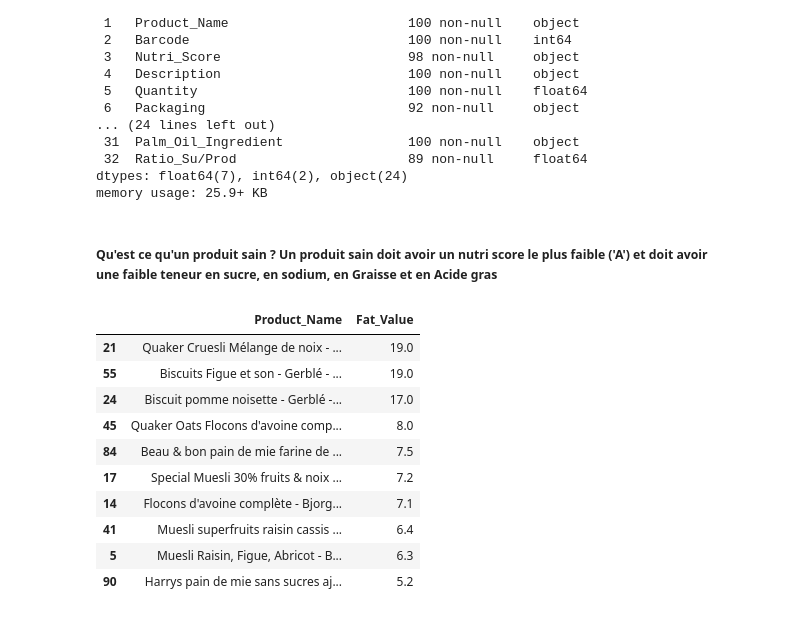
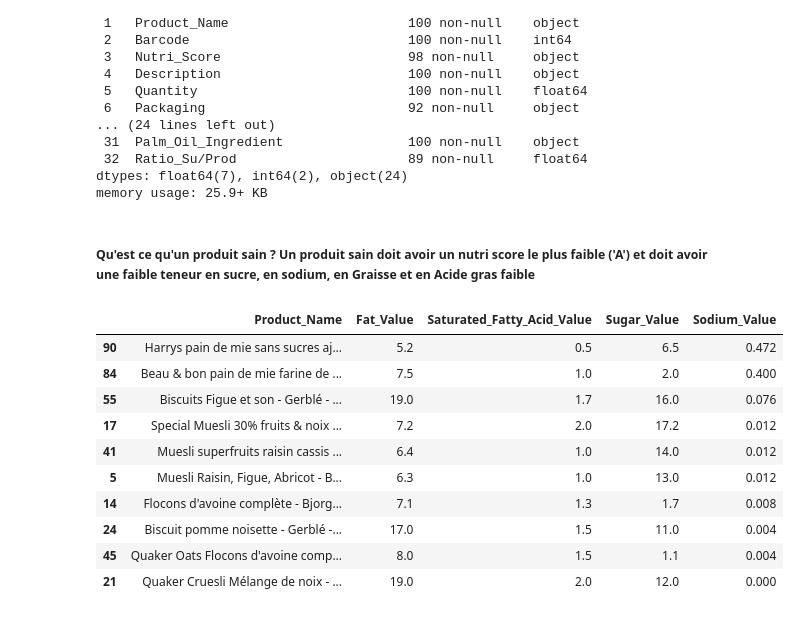
Before and after one commit to DorianKeds/DataAnalyseOFF, a Jupyter notebook: Dorian_KEDDAR_OFF_Analyse.ipynb, the cells around one changed output. Drawn from its saved outputs; the diff is of its cells as text; code cells hidden in the pictures.

```diff
--- a/Dorian_KEDDAR_OFF_Analyse.ipynb
+++ b/Dorian_KEDDAR_OFF_Analyse.ipynb
@@ -246,19 +246,22 @@ Data columns (total 33 columns):
 dtypes: float64(7), int64(2), object(24)
 memory usage: 25.9+ KB
 # %% [markdown]
-##### Qu'est ce qu'un produit sain ? Un produit sain doit avoir un nutri score le plus faible ('A') et doit avoir une faible teneur en sucre, en sodium, en Graisse et en Acide gras
+##### Qu'est ce qu'un produit sain ? Un produit sain doit avoir un nutri score le plus faible ('A') et doit avoir une faible teneur en sucre, en sodium, en Graisse et en Acide gras faible
 # %%
 nutriA = df[df.Nutri_Score == 'A'].nlargest(10, 'Fat_Value')
-nutriA.filter(items = ['Product_Name', 'Fat_Value'])
+nutriA_Sat = nutriA.nlargest(10, 'Saturated_Fatty_Acid_Value')
+nutriA_Su = nutriA_Sat.nlargest(10, 'Sugar_Value')
+nutriA_So = nutriA_Su.nlargest(10, 'Sodium_Value')
+nutriA_So.filter(items = ['Product_Name','Fat_Value', 'Saturated_Fatty_Acid_Value', 'Sugar_Value', 'Sodium_Value'])
 # %% [output]
-|  | Product_Name | Fat_Value |
-| 21 | Quaker Cruesli Mélange de noix - ... | 19.0 |
-| 55 | Biscuits Figue et son - Gerblé - ... | 19.0 |
-| 24 | Biscuit pomme noisette - Gerblé -... | 17.0 |
-| 45 | Quaker Oats Flocons d'avoine comp... | 8.0 |
-| 84 | Beau & bon pain de mie farine de ... | 7.5 |
-| 17 | Special Muesli 30% fruits & noix ... | 7.2 |
-| 14 | Flocons d'avoine complète - Bjorg... | 7.1 |
-| 41 | Muesli superfruits raisin cassis ... | 6.4 |
-| 5 | Muesli Raisin, Figue, Abricot - B... | 6.3 |
-| 90 | Harrys pain de mie sans sucres aj... | 5.2 |
+|  | Product_Name | Fat_Value | Saturated_Fatty_Acid_Value | Sugar_Value | Sodium_Value |
+| 90 | Harrys pain de mie sans sucres aj... | 5.2 | 0.5 | 6.5 | 0.472 |
+| 84 | Beau & bon pain de mie farine de ... | 7.5 | 1.0 | 2.0 | 0.400 |
+| 55 | Biscuits Figue et son - Gerblé - ... | 19.0 | 1.7 | 16.0 | 0.076 |
+| 17 | Special Muesli 30% fruits & noix ... | 7.2 | 2.0 | 17.2 | 0.012 |
+| 41 | Muesli superfruits raisin cassis ... | 6.4 | 1.0 | 14.0 | 0.012 |
+| 5 | Muesli Raisin, Figue, Abricot - B... | 6.3 | 1.0 | 13.0 | 0.012 |
+| 14 | Flocons d'avoine complète - Bjorg... | 7.1 | 1.3 | 1.7 | 0.008 |
+| 24 | Biscuit pomme noisette - Gerblé -... | 17.0 | 1.5 | 11.0 | 0.004 |
+| 45 | Quaker Oats Flocons d'avoine comp... | 8.0 | 1.5 | 1.1 | 0.004 |
+| 21 | Quaker Cruesli Mélange de noix - ... | 19.0 | 2.0 | 12.0 | 0.000 |
```
Also changed, not shown: parts of 4 cells of this notebook.
